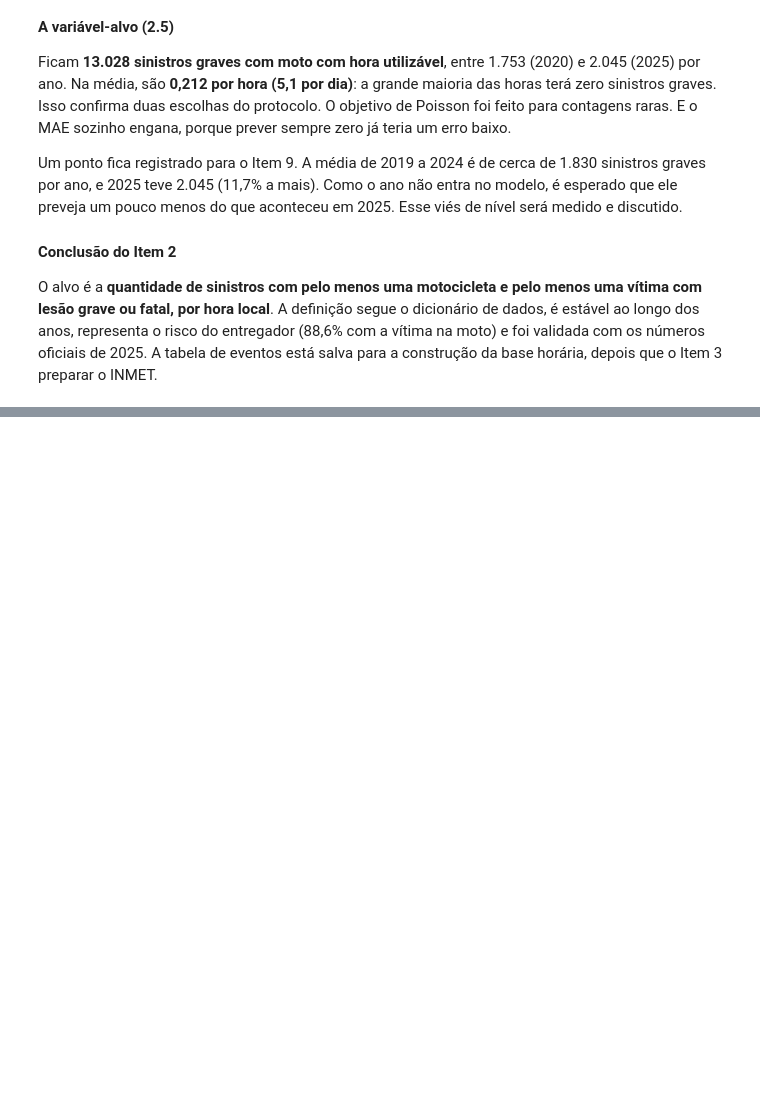
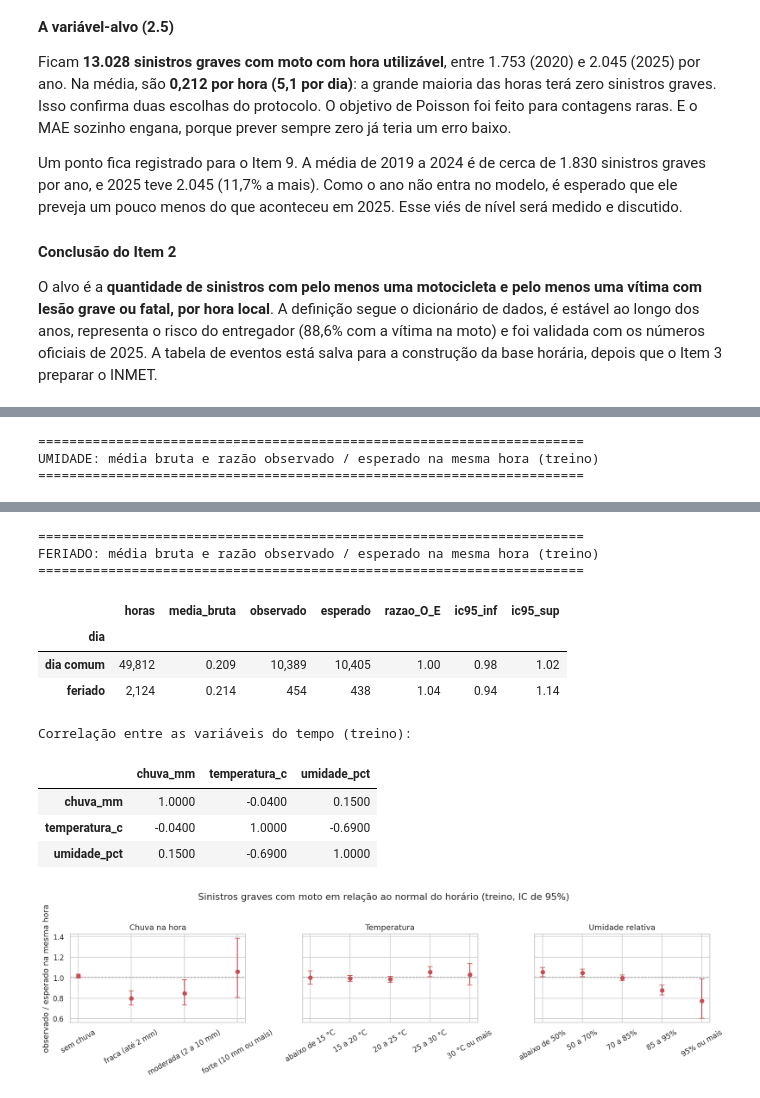
Before and after one commit to renan-utida/helmcare, a Jupyter notebook: ml/GS_HelmCare_IA_and_ML.ipynb, the cells around one changed output, grey strips where cells are left out. Cells and saved outputs as stored; diff of their text form; code cells hidden in the pictures; blank space fills up the shorter version.

```diff
--- a/ml/GS_HelmCare_IA_and_ML.ipynb
+++ b/ml/GS_HelmCare_IA_and_ML.ipynb
@@ -1242,0 +1943,64 @@ O alvo é a **quantidade de sinistros com pelo menos uma motocicleta e pelo meno
+# %%
+# Efeito do tempo e dos feriados NA MESMA HORA: razão entre observado e esperado
+
+# Esperado de cada hora = média histórica (treino) daquela hora naquele dia da semana.
+# Razão observado / esperado acima de 1 = mais sinistros graves do que o normal para aquele horário.
+treino_eda["esperado"] = treino_eda.groupby(["hora", "dia_semana"])["sinistros_graves"].transform("mean")
+
+treino_eda["faixa_chuva"] = np.select(
+    [treino_eda["chuva_mm"] == 0, treino_eda["chuva_mm"] < 2, treino_eda["chuva_mm"] < 10],
+    ["1. sem chuva", "2. fraca (até 2 mm)", "3. moderada (2 a 10 mm)"], "4. forte (10 mm ou mais)")
+treino_eda["faixa_temperatura"] = pd.cut(treino_eda["temperatura_c"], [-np.inf, 15, 20, 25, 30, np.inf], right=False,
+                                         labels=["1. abaixo de 15 °C", "2. 15 a 20 °C", "3. 20 a 25 °C",
+                                                 "4. 25 a 30 °C", "5. 30 °C ou mais"])
+treino_eda["faixa_umidade"] = pd.cut(treino_eda["umidade_pct"], [-np.inf, 50, 70, 85, 95, np.inf], right=False,
+                                     labels=["1. abaixo de 50%", "2. 50 a 70%", "3. 70 a 85%",
+                                             "4. 85 a 95%", "5. 95% ou mais"])
+treino_eda["dia"] = np.where(treino_eda["feriado"] == 1, "feriado", "dia comum")
+
+
+def razao_observado_esperado(coluna: str) -> pd.DataFrame:
+    """Compara cada faixa com o normal da mesma hora e dia da semana, com intervalo de confiança de 95%."""
+    g = treino_eda.groupby(coluna, observed=True).agg(
+        horas=("sinistros_graves", "size"),
+        media_bruta=("sinistros_graves", "mean"),
+        observado=("sinistros_graves", "sum"),
+        esperado=("esperado", "sum"),
+    )
+    g["razao_O_E"] = g["observado"] / g["esperado"]
+    erro = 1.96 / np.sqrt(g["observado"].clip(lower=1))           # aproximação de Poisson para o total observado
+    g["ic95_inf"], g["ic95_sup"] = g["razao_O_E"] * np.exp(-erro), g["razao_O_E"] * np.exp(erro)
+    return g
+
+
+formato = {"horas": "{:,}", "media_bruta": "{:.3f}", "observado": "{:,}", "esperado": "{:,.0f}",
+           "razao_O_E": "{:.2f}", "ic95_inf": "{:.2f}", "ic95_sup": "{:.2f}"}
+resultados = {}
+for coluna, titulo in [("faixa_chuva", "CHUVA"), ("faixa_temperatura", "TEMPERATURA"),
+                       ("faixa_umidade", "UMIDADE"), ("dia", "FERIADO")]:
+    resultados[coluna] = razao_observado_esperado(coluna)
+    print("=" * 70)
+    print(f"{titulo}: média bruta e razão observado / esperado na mesma hora (treino)")
+    print("=" * 70)
+    display(resultados[coluna].style.format(formato))
+
+print("Correlação entre as variáveis do tempo (treino):")
+display(treino_eda[["chuva_mm", "temperatura_c", "umidade_pct"]].corr().round(2))
+
+fig, eixos = plt.subplots(1, 3, figsize=(15, 4), sharey=True)
+for ax, (coluna, titulo) in zip(eixos, [("faixa_chuva", "Chuva na hora"),
+                                         ("faixa_temperatura", "Temperatura"),
+                                         ("faixa_umidade", "Umidade relativa")]):
+    g = resultados[coluna]
+    rotulos = [str(i).split(". ", 1)[1] for i in g.index]
+    ax.errorbar(rotulos, g["razao_O_E"], yerr=[g["razao_O_E"] - g["ic95_inf"], g["ic95_sup"] - g["razao_O_E"]],
+                fmt="o", color="#C44E52", capsize=4)
+    ax.axhline(1, color="gray", ls="--", lw=1)
+    ax.set_title(titulo)
+    ax.tick_params(axis="x", rotation=30)
+eixos[0].set_ylabel("observado / esperado na mesma hora")
+fig.suptitle("Sinistros graves com moto em relação ao normal do horário (treino, IC de 95%)", y=1.03)
+plt.tight_layout()
+plt.savefig(DIR_FIGURAS / "item5_efeito_tempo.png", dpi=150, bbox_inches="tight")
+plt.show()
+# %% [output]
@@ -1242,0 +2026,3 @@ O alvo é a **quantidade de sinistros com pelo menos uma motocicleta e pelo meno
+======================================================================
+UMIDADE: média bruta e razão observado / esperado na mesma hora (treino)
+======================================================================
@@ -1242,0 +2036,13 @@ O alvo é a **quantidade de sinistros com pelo menos uma motocicleta e pelo meno
+======================================================================
+FERIADO: média bruta e razão observado / esperado na mesma hora (treino)
+======================================================================
+|  | horas | media_bruta | observado | esperado | razao_O_E | ic95_inf | ic95_sup |
+| dia |  |  |  |  |  |  |  |
+| dia comum | 49,812 | 0.209 | 10,389 | 10,405 | 1.00 | 0.98 | 1.02 |
+| feriado | 2,124 | 0.214 | 454 | 438 | 1.04 | 0.94 | 1.14 |
+Correlação entre as variáveis do tempo (treino):
+|  | chuva_mm | temperatura_c | umidade_pct |
+| chuva_mm | 1.0000 | -0.0400 | 0.1500 |
+| temperatura_c | -0.0400 | 1.0000 | -0.6900 |
+| umidade_pct | 0.1500 | -0.6900 | 1.0000 |
+[figure, added]
```
Also changed, not shown: parts of 27 cells of this notebook, 6 other files.
